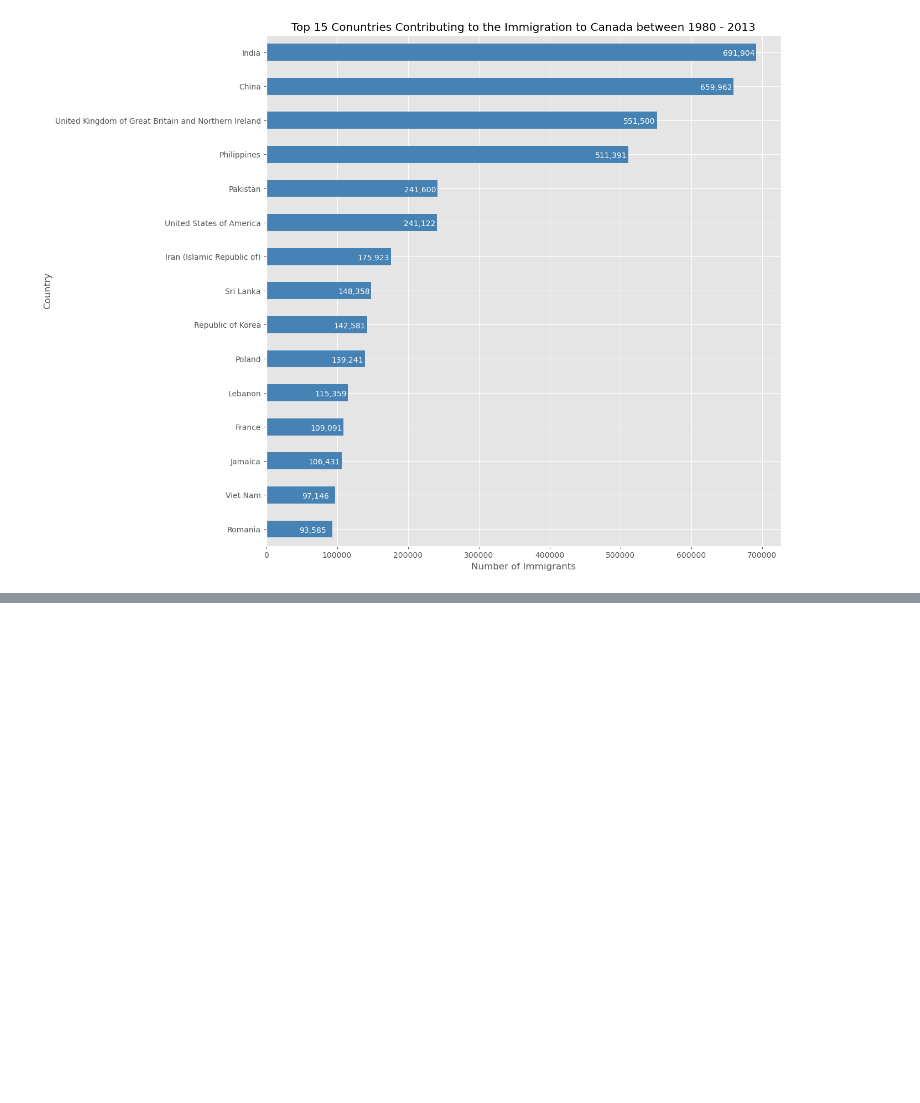
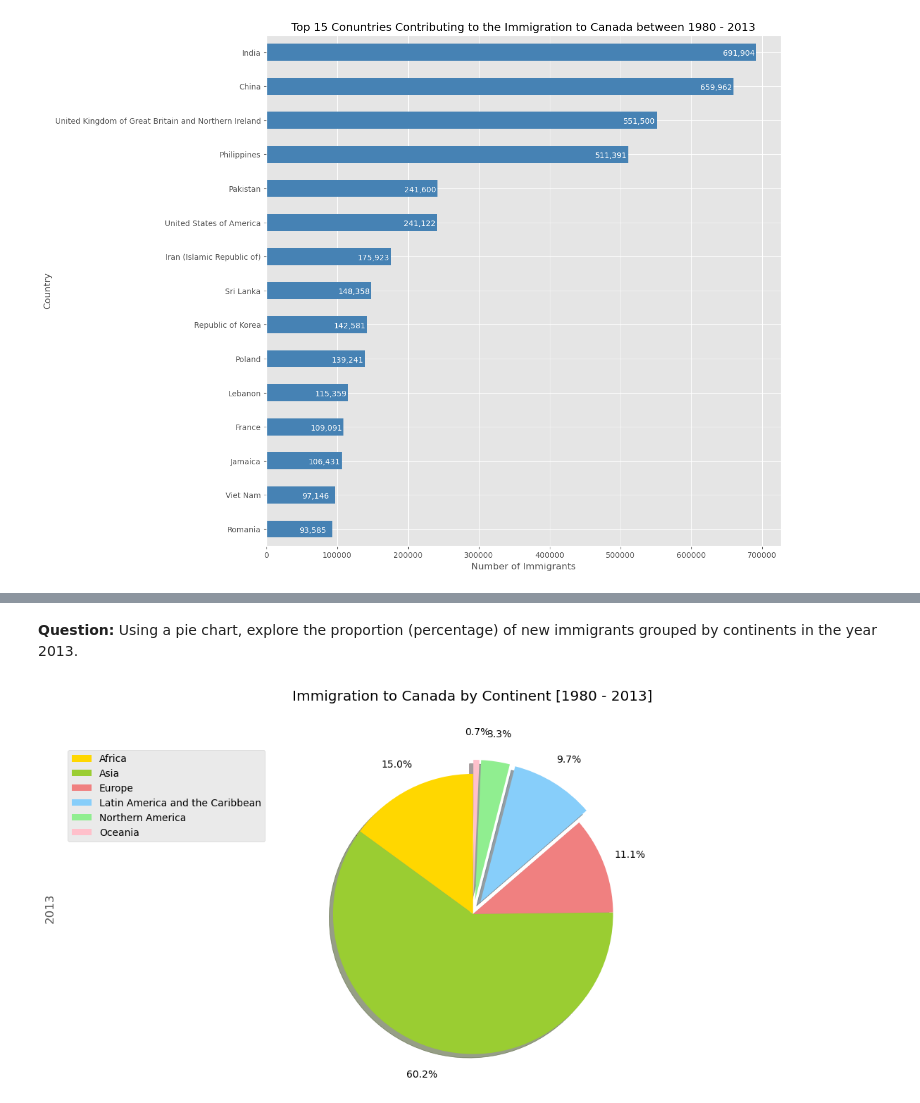
Before and after one commit to HashemRawashdeh/Study, a Jupyter notebook: Data Science/Online Cources/Data Science Professional Certificate/Canada Immigration.ipynb, the cells around one changed output, grey strips where cells are left out. Cells and saved outputs as stored; diff of their text form; code cells hidden in the pictures; blank space fills up the shorter version.

```diff
--- a/Data Science/Online Cources/Data Science Professional Certificate/Canada Immigration.ipynb
+++ b/Data Science/Online Cources/Data Science Professional Certificate/Canada Immigration.ipynb
@@ -386,0 +430,27 @@ plt.show()
+# %% [markdown]
+**Question:** Using a pie chart, explore the proportion (percentage) of new immigrants grouped by continents in the year 2013.
+# %%
+colors_list = ['gold', 'yellowgreen', 'lightcoral', 'lightskyblue', 'lightgreen', 'pink']
+df_continents['2013'].plot(kind='pie',
+                           figsize=(15,6),
+                           autopct='%1.1f%%',
+                           pctdistance=1.2,
+                           labels=None,
+                           explode=[0,0,0,0.1,0.1,0.1],
+                           startangle=90,
+                           shadow=True,
+                           colors=colors_list
+                          )
+plt.legend(df_continents.index, loc='upper left')
+
+# scale the title up by 12% to match pctdistance
+plt.title('Immigration to Canada by Continent [1980 - 2013]', y=1.12)
+
+plt.axis('equal') # Comment this line to see what it does
+
+# add legend
+plt.legend(labels=df_continents.index, loc='upper left')
+
+plt.show()
+# %% [output]
+[figure, added]
```
Also changed, not shown: parts of 21 cells of this notebook.
